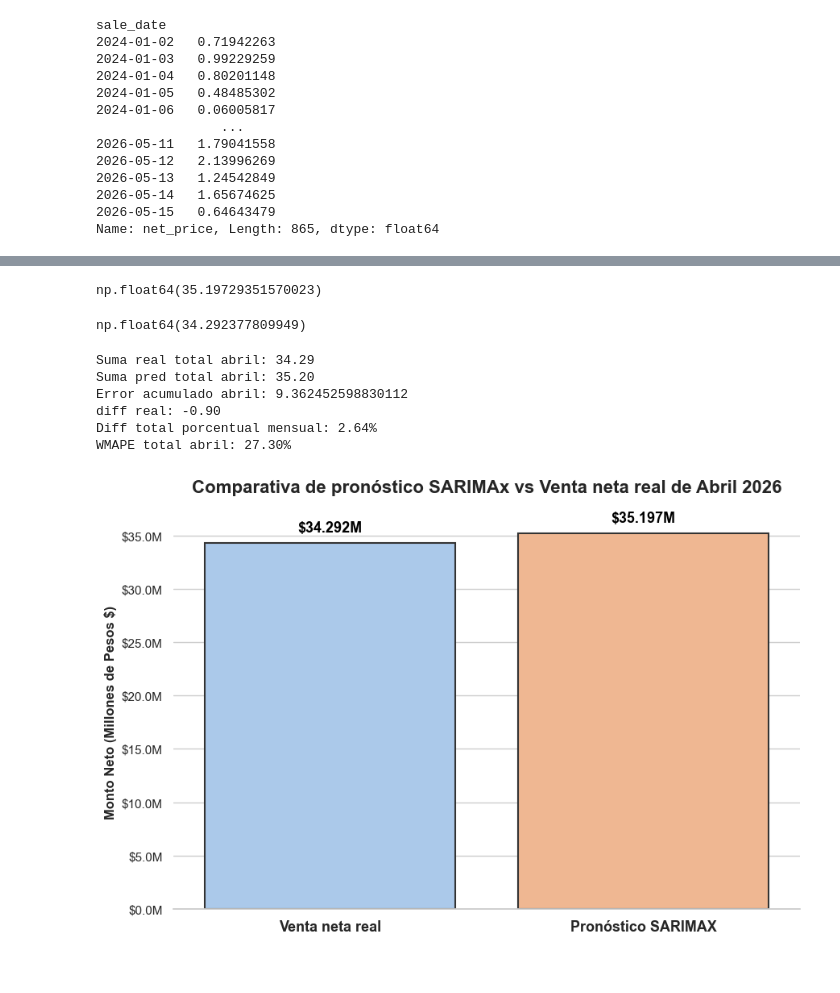
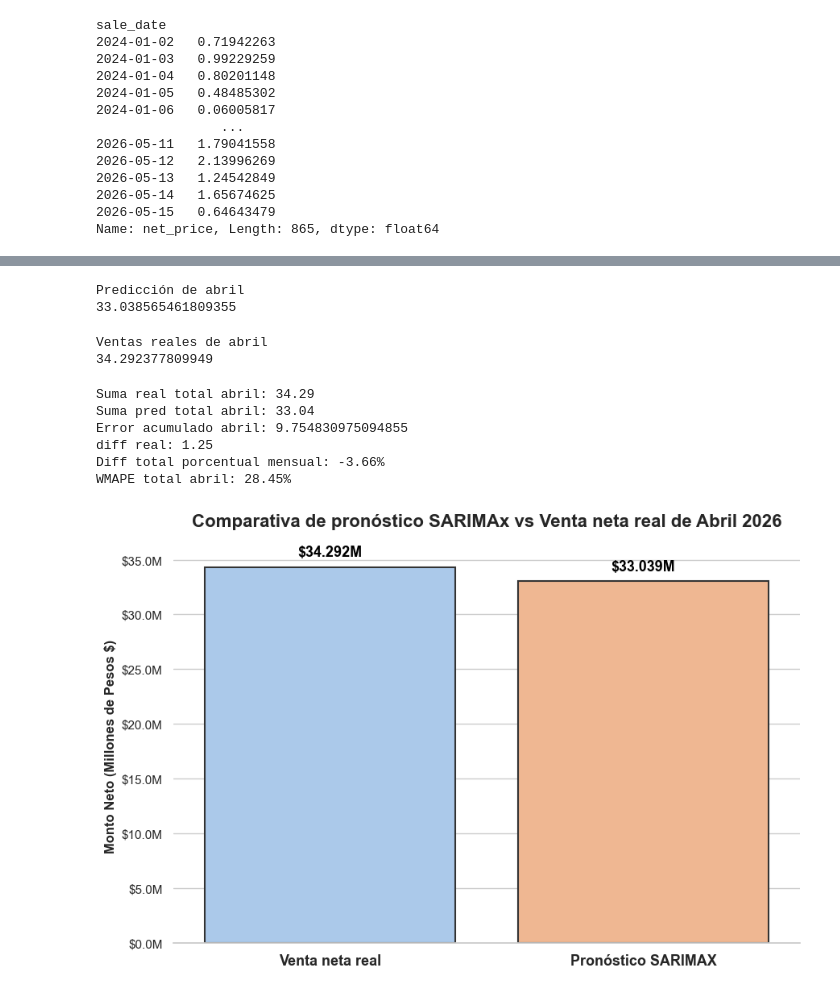
Before and after one commit to angelemmavelasco/JAPI, a Jupyter notebook: notebooks/model_testing/sarimax.ipynb, the cells around one changed output, grey strips where cells are left out. Drawn from its saved outputs; the diff is of its cells as text; code cells hidden in the pictures.

```diff
--- a/notebooks/model_testing/sarimax.ipynb
+++ b/notebooks/model_testing/sarimax.ipynb
@@ -54,9 +54,9 @@ display(master)
 865 rows × 5 columns
 # %%
 #definimos train, test, validation
-train_cutoff = '2026-04-30'
-validation_start = '2026-05-01'
-validation_end = '2026-05-31'
+train_cutoff = '2026-03-31'
+validation_start = '2026-04-01'
+validation_end = '2026-04-30'
 # %%
 #seoaramos la variable target de las exogenas
 y = master['net_price']
@@ -545,8 +468,8 @@ order_6 = (1, 0, 0)
 seasonal_order_6 = (0,1,1,7)
 
 model_6 = SARIMAX(
-    y_train_up_to_april,
-    exog=X_train_up_to_april[['is_month_end', 'close_month_zone']],
+    y_train,
+    exog=X_optimized[['is_month_end', 'close_month_zone']],
     order=order_6,
     seasonal_order=seasonal_order_6,
     enforce_stationarity=False,
@@ -556,7 +479,7 @@ model_6 = SARIMAX(
 fit_res_6 = model_6.fit(disp=False)
 print(fit_res_6.summary())
 
-meta_5 = save_metadata(
+meta_6 = save_metadata(
     order=list(order_6),
     seasonal_order=list(seasonal_order_6),
     fit_obj=fit_res_6,
@@ -583,11 +532,13 @@ Metadata saved for model: 2026-05-20_bdaacf2d-a7c0-4769-8829-0a08a971be6c
 # %%
-pred_train = fit_res_3.fittedvalues
+pred_train = fit_res_6.fittedvalues
 
-forecast_objeto = fit_res_3.get_forecast(steps=len(X_val), exog=X_val[['is_month_end', 'close_month_zone']])
+forecast_objeto = fit_res_6.get_forecast(steps=len(X_val), exog=X_val[['is_month_end', 'close_month_zone']])
 pred_futuro = forecast_objeto.predicted_mean
 
 
 pred_val = pred_futuro.loc[y_val.index]
-pred_val
+pred_val_rescaled = pred_val *1000000
+
+pred_val_rescaled
 # %% [output]
 sale_date
@@ -609,17 +560,24 @@ sale_date
 Name: predicted_mean, dtype: float64
 # %%
-pred_val.values.sum()
+print('Predicción de abril')
+print(pred_val.values.sum())
 # %% [output]
-np.float64(35.19729351570023)
+Predicción de abril
+33.038565461809355
 # %%
-y_val.sum()
+y_val_scaled = y_val/1000000
+
+
+print('Ventas reales de abril')
+print(y_val_scaled.sum())
 # %% [output]
-np.float64(34.292377809949)
+Ventas reales de abril
+34.292377809949
 # %%
-real_array = np.array(y_val).flatten()
+real_array = np.array(y_val_scaled).flatten()
 pred_array = np.array(pred_val).flatten()
 
-error = np.abs(y_val - pred_val)
+error = np.abs(y_val_scaled - pred_val)
 
 wape_puro = (np.sum(np.abs(real_array - pred_array)) / np.sum(real_array)) * 100
 
@@ -635,13 +593,13 @@ print(f"Diff total porcentual mensual: {diferencia_total_porcentual:.2f}%")
 print(f"WMAPE total abril: {wape_puro:.2f}%")
 # %% [output]
 Suma real total abril: 34.29
-Suma pred total abril: 35.20
-Error acumulado abril: 9.362452598830112
-diff real: -0.90
-Diff total porcentual mensual: 2.64%
-WMAPE total abril: 27.30%
+Suma pred total abril: 33.04
+Error acumulado abril: 9.754830975094855
+diff real: 1.25
+Diff total porcentual mensual: -3.66%
+WMAPE total abril: 28.45%
 # %%
-total_real_abril = y_val.sum()
+total_real_abril = y_val_scaled.sum()
 total_pred_abril = pred_val.sum()
 
 df_reporte_abril = pd.DataFrame({
@@ -665,34 +623,34 @@ ax = sns.barplot(
 
 
 plt.title('Comparativa de pronóstico SARIMAx vs Venta neta real de Abril 2026',
           fontsize=16, fontweight='bold', pad=20, family='Arial')
 
 plt.xlabel('')
 plt.ylabel('Monto Neto (Millones de Pesos $)', fontsize=12, fontweight='bold')
 plt.xticks(fontsize=13, fontweight='bold')
 
 formatter = ticker.StrMethodFormatter('${x:.1f}M')
 ax.yaxis.set_major_formatter(formatter)
 
 
 for p in ax.patches:
 
     height = p.get_height()
 
     ax.annotate(f'${height:.3f}M',
                 (p.get_x() + p.get_width() / 2., height),
                 ha='center', va='bottom',
                 fontsize=13, fontweight='bold', color='black', xytext=(0, 7),
                 textcoords='offset points')
 
 sns.despine(left=True, bottom=False)
 
 
 plt.tight_layout()
 
 plt.show()
 # %% [output]
-[figure, old version]
+[figure, new version]
 # %%
 df_ci_completo = forecast_objeto.conf_int(alpha=0.05)
 
```
Also changed, not shown: parts of 15 cells of this notebook, 12 other files.
